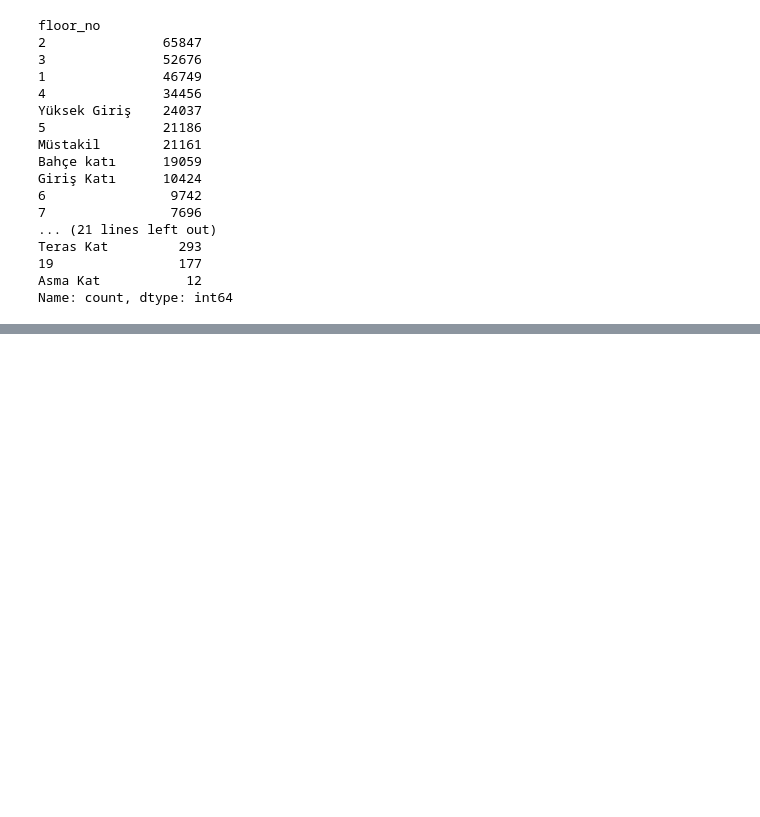
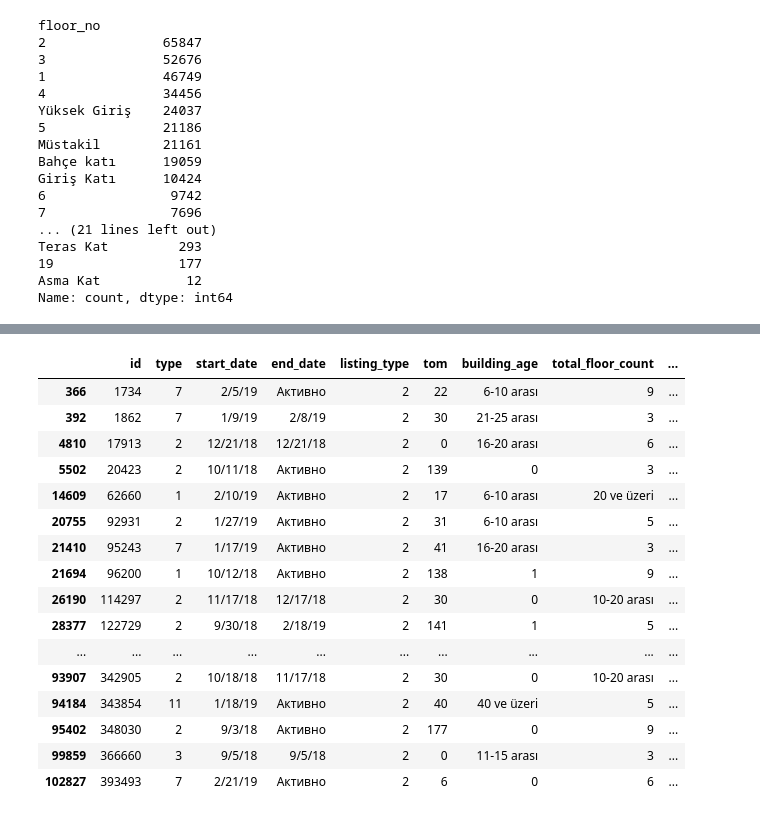
Before and after one commit to Rev1ze/team_build, a Jupyter notebook: team_proj 4kurs.ipynb, the cells around one changed output, grey strips where cells are left out. Cells and saved outputs as stored; diff of their text form; code cells hidden in the pictures; blank space fills up the shorter version.

```diff
--- a/team_proj 4kurs.ipynb
+++ b/team_proj 4kurs.ipynb
@@ -560,0 +675,20 @@ memory usage: 40.9+ MB
+# %%
+df_rent[df_rent['price'] > 25000]
+# %% [output]
+|  | id | type | start_date | end_date | listing_type | tom | building_age | total_floor_count | ... |
+| 366 | 1734 | 7 | 2/5/19 | Активно | 2 | 22 | 6-10 arası | 9 | ... |
+| 392 | 1862 | 7 | 1/9/19 | 2/8/19 | 2 | 30 | 21-25 arası | 3 | ... |
+| 4810 | 17913 | 2 | 12/21/18 | 12/21/18 | 2 | 0 | 16-20 arası | 6 | ... |
+| 5502 | 20423 | 2 | 10/11/18 | Активно | 2 | 139 | 0 | 3 | ... |
+| 14609 | 62660 | 1 | 2/10/19 | Активно | 2 | 17 | 6-10 arası | 20 ve üzeri | ... |
+| 20755 | 92931 | 2 | 1/27/19 | Активно | 2 | 31 | 6-10 arası | 5 | ... |
+| 21410 | 95243 | 7 | 1/17/19 | Активно | 2 | 41 | 16-20 arası | 3 | ... |
+| 21694 | 96200 | 1 | 10/12/18 | Активно | 2 | 138 | 1 | 9 | ... |
+| 26190 | 114297 | 2 | 11/17/18 | 12/17/18 | 2 | 30 | 0 | 10-20 arası | ... |
+| 28377 | 122729 | 2 | 9/30/18 | 2/18/19 | 2 | 141 | 1 | 5 | ... |
+| ... | ... | ... | ... | ... | ... | ... | ... | ... | ... |
+| 93907 | 342905 | 2 | 10/18/18 | 11/17/18 | 2 | 30 | 0 | 10-20 arası | ... |
+| 94184 | 343854 | 11 | 1/18/19 | Активно | 2 | 40 | 40 ve üzeri | 5 | ... |
+| 95402 | 348030 | 2 | 9/3/18 | Активно | 2 | 177 | 0 | 9 | ... |
+| 99859 | 366660 | 3 | 9/5/18 | 9/5/18 | 2 | 0 | 11-15 arası | 3 | ... |
+| 102827 | 393493 | 7 | 2/21/19 | Активно | 2 | 6 | 0 | 6 | ... |
```
Also changed, not shown: parts of 46 cells of this notebook, 1 other file.
